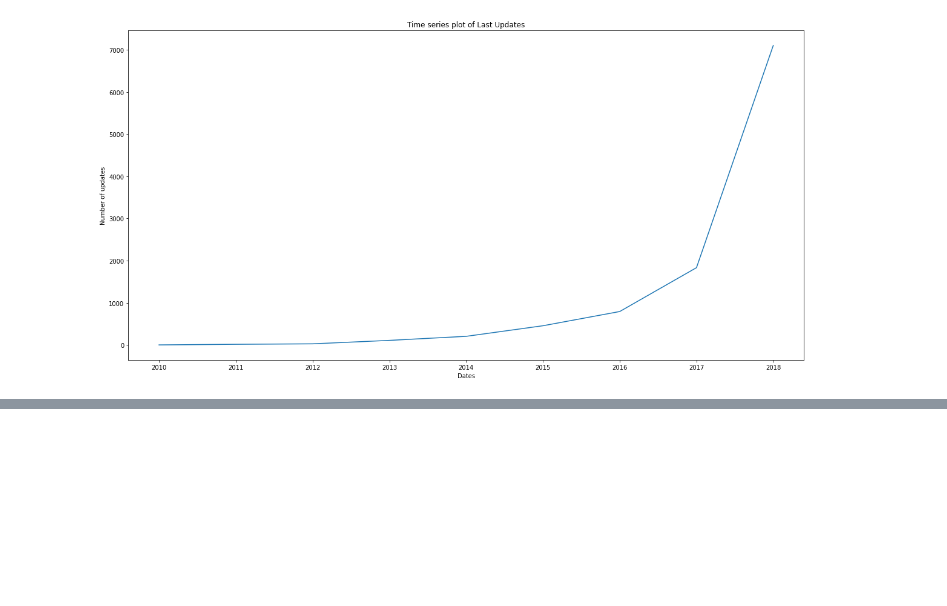
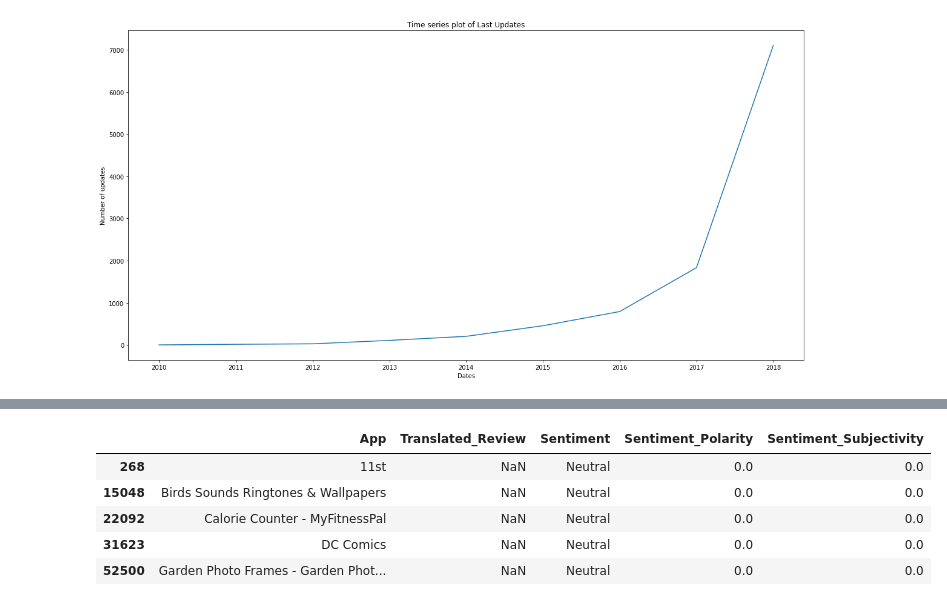
Before and after one commit to shu-nya/Play-Store-App-Review-Analysis, a Jupyter notebook: Play_Store_App_Review_Analysis.ipynb, the cells around one changed output, grey strips where cells are left out. Saved outputs shown, nothing was run; the diff lists cells and outputs as text; code cells hidden in the pictures; blank space fills up the shorter version.

```diff
--- a/Play_Store_App_Review_Analysis.ipynb
+++ b/Play_Store_App_Review_Analysis.ipynb
@@ -1018,0 +1149,11 @@ Text(0.5, 1.0, 'Time series plot of Last Updates')
+# %%
+# The rows corresponding to the NaN values in the translated_review column, where the rest of the columns are non null.
+
+ur_df[ur_df['Translated_Review'].isnull() & ur_df['Sentiment'].notna()]
+# %% [output]
+|  | App | Translated_Review | Sentiment | Sentiment_Polarity | Sentiment_Subjectivity |
+| 268 | 11st | NaN | Neutral | 0.0 | 0.0 |
+| 15048 | Birds Sounds Ringtones & Wallpapers | NaN | Neutral | 0.0 | 0.0 |
+| 22092 | Calorie Counter - MyFitnessPal | NaN | Neutral | 0.0 | 0.0 |
+| 31623 | DC Comics | NaN | Neutral | 0.0 | 0.0 |
+| 52500 | Garden Photo Frames - Garden Phot... | NaN | Neutral | 0.0 | 0.0 |
```
Also changed, not shown: parts of 19 cells of this notebook.
